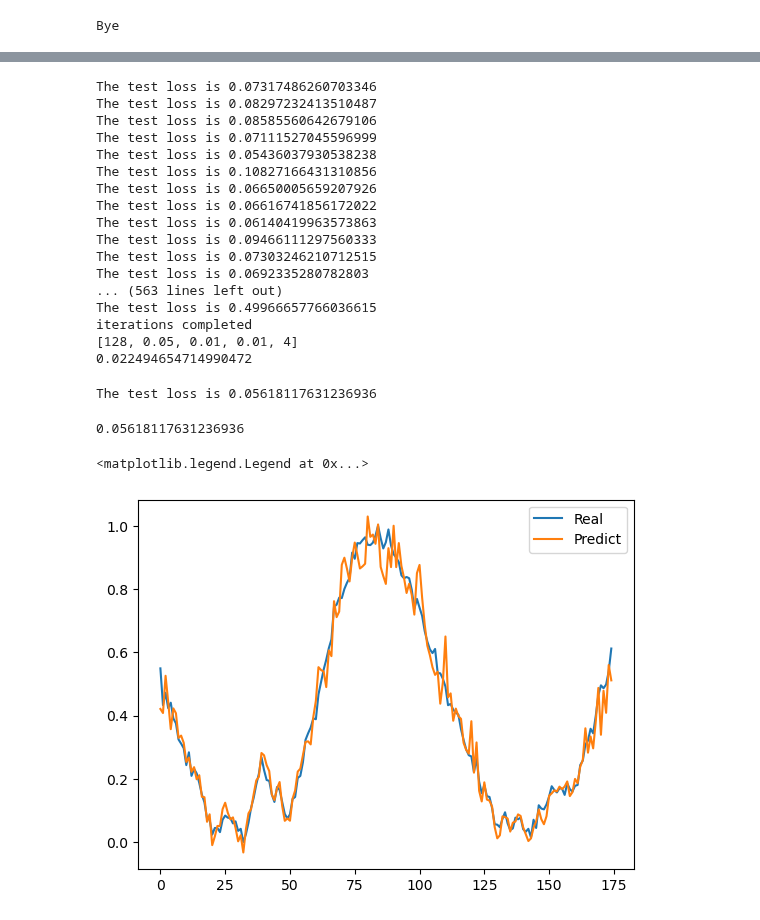
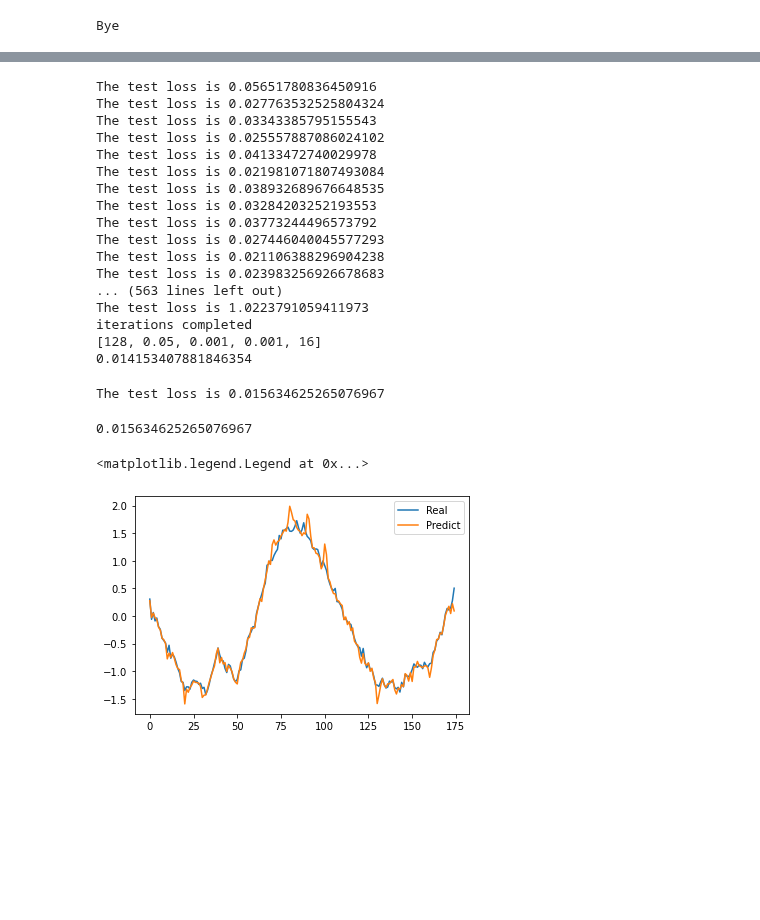
Before and after one commit to ChangyiYang/SimpleLSTM, a Jupyter notebook: simpleLSTMwithHistogram.ipynb, the cells around one changed output, grey strips where cells are left out. Drawn from its saved outputs; the diff is of its cells as text; code cells hidden in the pictures; blank space fills up the shorter version.

```diff
--- a/simpleLSTMwithHistogram.ipynb
+++ b/simpleLSTMwithHistogram.ipynb
@@ -22,14 +22,29 @@ torch. __version__
 # from google.colab import drive
 # drive.mount('/content/drive', force_remount=True)
 # %cd /content/drive/Shareddrives/PebbleReactorProject/Data
+# %%
+# do the data preprocessing
+
+from sklearn.preprocessing import StandardScaler
+
+def preprocessing(file_name):
+    data = pd.read_csv(file_name, skiprows=[0]) # skip the first line
+    data = data.iloc[:, 1:] # skip the first row
+
+    ss = StandardScaler()
+
+
+    data = ss.fit_transform(data)
+
+    return data
 # %%
 # define the dataset classes
-from sklearn.preprocessing import StandardScaler, MinMaxScaler
+
 
 
 class ReactorData(Dataset):
-    def __init__(self,file_name, sequence_length, start_percent = 0, end_percent = 1):
-        data = pd.read_csv(file_name, skiprows=[0]) # skip the first line
+    def __init__(self,data, sequence_length, start_percent = 0, end_percent = 1):
+
 
         length = data.shape[0]
         data = data[ int(length * start_percent)  : int(length * end_percent)]
@@ -37,15 +52,10 @@ class ReactorData(Dataset):
         # print(data.shape)
 
 
-        self.labels = data.iloc[:, -1:]
-        self.data = data.iloc[:, 1:-1] # skip the first time column
-
-        mm = MinMaxScaler()
-        ss = StandardScaler()
+        self.labels = data[:, -1:]
+        self.data = data[:, 0:-1]
 
 
-        self.data = ss.fit_transform(self.data)
-        self.labels = mm.fit_transform(self.labels)
 
         self.sequence_length = sequence_length
 
@@ -59,8 +69,10 @@ class ReactorData(Dataset):
     (torch.tensor(self.labels[idx : idx+ self.sequence_length])).double()
 # %%
 # load the data
-training_data = ReactorData('binnedpebbles.csv', sequence_length= 10, start_percent= 0, end_percent= 0.75)
-testing_data = ReactorData('binnedpebbles.csv', sequence_length= 10, start_percent= 0.75, end_percent= 1)
+data = preprocessing('binnedpebbles.csv')
+
+training_data = ReactorData(data, sequence_length= 10, start_percent= 0, end_percent= 0.75)
+testing_data = ReactorData(data, sequence_length= 10, start_percent= 0.75, end_percent= 1)
 # %%
 # print(training_data[0][1])
 # print(training_data[0][0].shape)
@@ -198,30 +210,30 @@ print("iterations completed")
 print(best_params)
 print(best_loss)
 # %% [output]
-The test loss is 0.07317486260703346
-The test loss is 0.08297232413510487
-The test loss is 0.08585560642679106
-The test loss is 0.07111527045596999
-The test loss is 0.05436037930538238
-The test loss is 0.10827166431310856
-The test loss is 0.06650005659207926
-The test loss is 0.06616741856172022
-The test loss is 0.06140419963573863
-The test loss is 0.09466111297560333
-The test loss is 0.07303246210712515
-The test loss is 0.0692335280782803
+The test loss is 0.05651780836450916
+The test loss is 0.027763532525804324
+The test loss is 0.03343385795155543
+The test loss is 0.025557887086024102
+The test loss is 0.04133472740029978
+The test loss is 0.021981071807493084
+The test loss is 0.038932689676648535
+The test loss is 0.03284203252193553
+The test loss is 0.03773244496573792
+The test loss is 0.027446040045577293
+The test loss is 0.021106388296904238
+The test loss is 0.023983256926678683
 ... (563 lines left out)
-The test loss is 0.49966657766036615
+The test loss is 1.0223791059411973
 iterations completed
-[128, 0.05, 0.01, 0.01, 4]
-0.022494654714990472
+[128, 0.05, 0.001, 0.001, 16]
+0.014153407881846354
 # %%
-
-best_model = train(128, 2, 4, 0.01, 0.01, 100, 0.05)
+# get the best train model
+best_model = train(best_params[0], 2, best_params[4], best_params[2], best_params[3], 100, best_params[1])
 test(best_model, testing_data)
 # %% [output]
-The test loss is 0.05618117631236936
+The test loss is 0.015634625265076967
-0.05618117631236936
+0.015634625265076967
 # %%
 #param_grid = {'hidden_dim': [32, 64, 128],
               #'num_hidden_layers': [1, 2, 3],
@@ -237,20 +249,20 @@ The test loss is 0.05618117631236936
 # %%
 # visualize the training output
 
 import matplotlib.pyplot as plt
 
 
 X_train = (torch.tensor(training_data.data)).double()
 y_train = (torch.tensor(training_data.labels)).double()
 
 
 plt.figure()
 plt.plot(y_train, label = "Real")
-plt.plot(model(X_train).detach().numpy(), label = "Predict")
+plt.plot(best_model(X_train).detach().numpy(), label = "Predict")
 plt.legend()
 # %% [output]
 <matplotlib.legend.Legend at 0x...>
-[figure, old version]
+[figure, new version]
 # %%
 # visualize the test output
 
```
Also changed, not shown: parts of 3 cells of this notebook, 1 other file.
